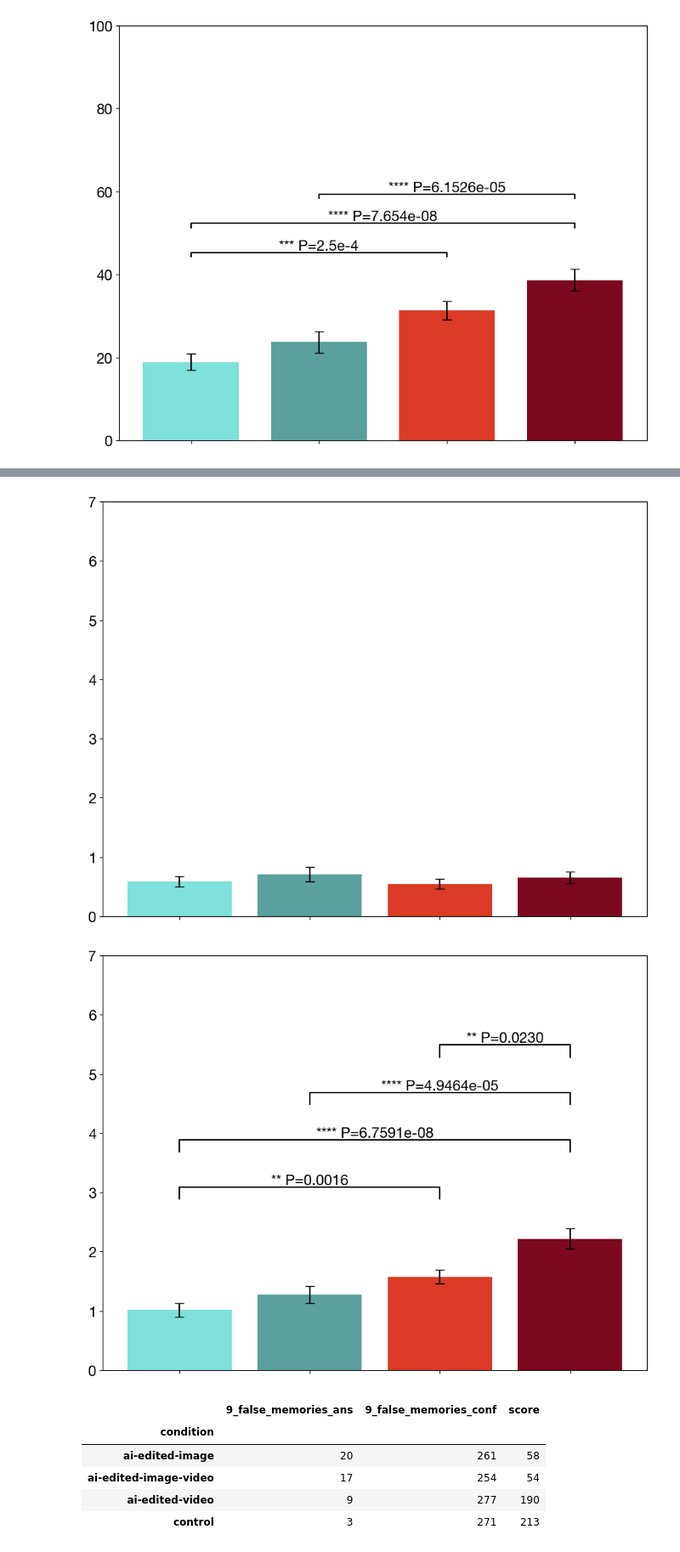
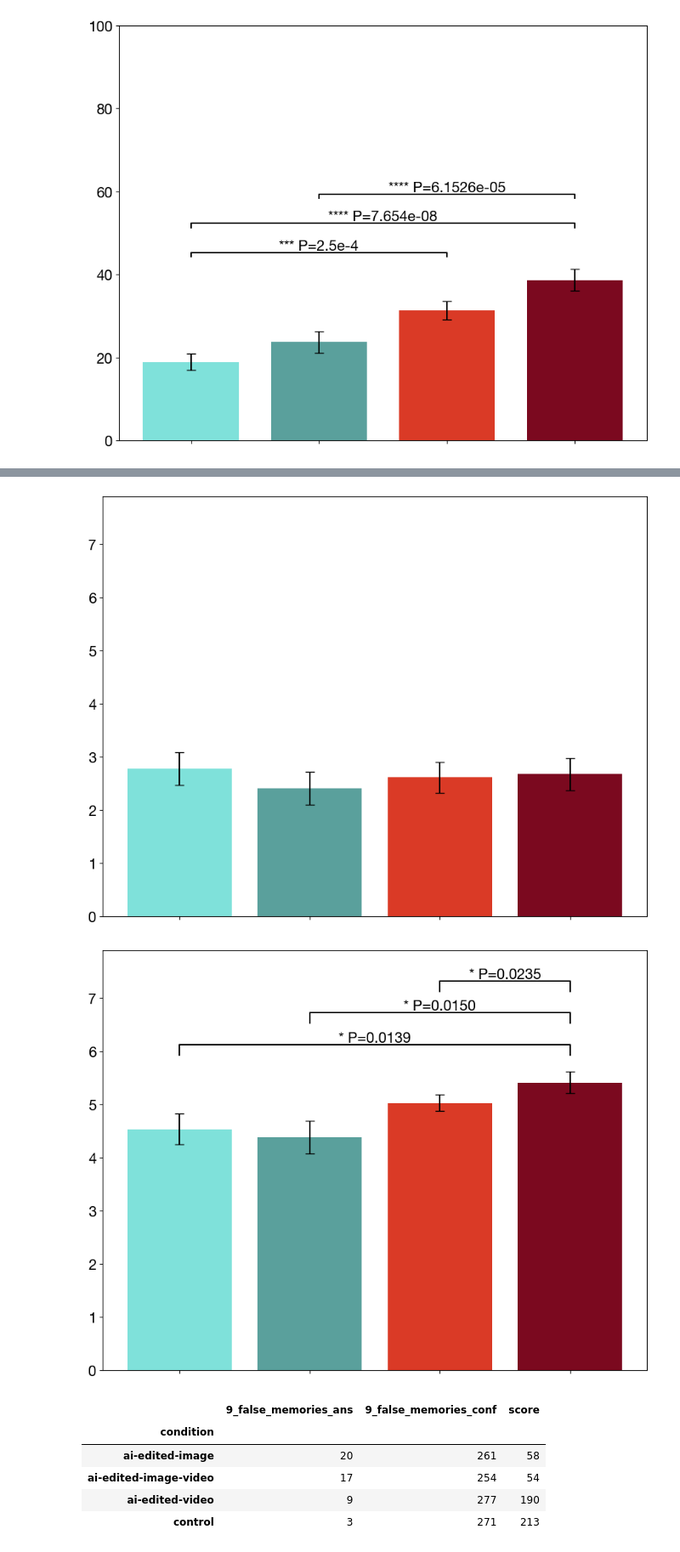
Before and after one commit to mitmedialab/synthetic-human-memories, a Jupyter notebook: analyze/main-specific.ipynb, the cells around one changed output, grey strips where cells are left out. Shown: that part at 85% size. Saved outputs shown, nothing was run; the diff lists cells and outputs as text; code cells hidden in the pictures.

```diff
--- a/analyze/main-specific.ipynb
+++ b/analyze/main-specific.ipynb
@@ -350,16 +350,26 @@ for i in range(len(result_induced)):
 
     line_conf = conf_induced.iloc[i].tolist()
     tally_conf = [0,0,0]
+    count_conf = [0,0,0]
+
     for j in range(1, len(line)):
         if(line[j] == 1):
             tally_conf[0] += int(line_conf[j])
+            count_conf[0] += 1
         elif (line[j] == 0):
             tally_conf[1] += int(line_conf[j])
+            count_conf[1] += 1
         elif (line[j] == -1):
             tally_conf[2] += int(line_conf[j])
+            count_conf[2] += 1
 
-    conf[line[0]].append([i / 12 for i in tally_conf])
+    for x in range(3):
+        if(count_conf[x] == 0):
+            count_conf[x] = 1
 
+    conf[line[0]].append([tally_conf[0]/count_conf[0], tally_conf[1]/count_conf[1], tally_conf[2]/count_conf[2]])
+    # conf[line[0]].append([[i / 12 for i in tally_conf]])
+    # conf[line[0]].append([tally_conf, count_conf])
 # map each entry into a triplet of tally information
 # # -> [# of non-false, # of unsure, # of false]
 # Conf -> [Avg. conf. of non-false, Avg. conf. of unsure, Avg. conf. of false]
@@ -583,35 +593,33 @@ colors = ["#7FE1DA", "#5AA09C", "#DA3A26", "#7B091F"]
  # X positions
 x_pos = np.arange(len(conditions))
 
-# Non False
-# 1  1.000000  0.165504  0.004498  0.000003
-# 2  0.165504  1.000000  0.145730  0.000963
-# 3  0.004498  0.145730  1.000000  0.062529
-# 4  0.000003  0.000963  0.062529  1.000000
+# accuracy
+#            1         2         3         4
+# 1  1.000000  0.730137  0.102224  0.898651
+# 2  0.730137  1.000000  0.046484  0.826896
+# 3  0.102224  0.046484  1.000000  0.076526
+# 4  0.898651  0.826896  0.076526  1.000000
 
-# Unsure
-# 1  1.000000  0.858774  0.737455  0.776291
-# 2  0.858774  1.000000  0.605385  0.914979
-# 3  0.737455  0.605385  1.000000  0.532654
-# 4  0.776291  0.914979  0.532654  1.000000
+#            1         2         3         4
+# 1  1.000000  0.414323  0.710750  0.838888
+# 2  0.414323  1.000000  0.651442  0.537820
+# 3  0.710750  0.651442  1.000000  0.867059
+# 4  0.838888  0.537820  0.867059  1.000000
 
-# False
-# 1  1.000000e+00  0.173873  0.001564  6.759092e-08
-# 2  1.738734e-01  1.000000  0.071047  4.946400e-05
-# 3  1.564430e-03  0.071047  1.000000  2.302578e-02
-# 4  6.759092e-08  0.000049  0.023026  1.000000e+00
+#            1         2         3         4
+# 1  1.000000  0.967827  0.826196  0.013904
+# 2  0.967827  1.000000  0.857175  0.015027
+# 3  0.826196  0.857175  1.000000  0.023589
+# 4  0.013904  0.015027  0.023589  1.000000
 
 # Significance values (p-values) for the significance markers
 # *, P<0.05; **, P<0.01; ***, P<0.001; ****, P<0.0001.
 significance_values = [[
-    ((0, 2), '** P=0.0045'),
-    ((0, 3), '**** P=3e-06'),
-    ((1, 3), '*** P=9.63e-04'),
+    ((1, 2), '* P=0.0465'),
 ], [], [
-    ((0, 2), '** P=0.0016'),
-    ((0, 3), '**** P=6.7591e-08'),
-    ((1, 3), '**** P=4.9464e-05'),
-    ((2, 3), '** P=0.0230'),
+    ((0, 3), '* P=0.0139'),
+    ((1, 3), '* P=0.0150'),
+    ((2, 3), '* P=0.0235'),
 ]]
 
 sigs = []
@@ -632,8 +640,8 @@ for i in range(3):
     plt.xticks(x_pos, ordered_labels)
 
     # Adding significance markers with p-values, separate and not overlapping
-    y_base_offset = 0.5  # Base vertical offset for significance lines
-    y_increment = 0.8  # Increment for each subsequent significance marker
+    y_base_offset = 0.2  # Base vertical offset for significance lines
+    y_increment = 0.6  # Increment for each subsequent significance marker
 
     # Initialize the first y position above the highest bar
     current_y_position = max(curr_means) + max(curr_errors) + y_base_offset
@@ -648,7 +656,7 @@ for i in range(3):
         current_y_position += y_increment  # Update the y position for the next marker
 
     # Adjust plot limits to make space for significance markers
-    plt.ylim(0, 7) # current_y_position + y_increment
+    plt.ylim(0, 7.9) # current_y_position + y_increment
 
     # Improve layout
     plt.tight_layout()
@@ -662,5 +670,5 @@ for i in range(3):
-[figure, old version]
+[figure, new version]
-[figure, old version]
+[figure, new version]
 # %%
 n = 9
 
```
Also changed, not shown: parts of 3 cells of this notebook.
